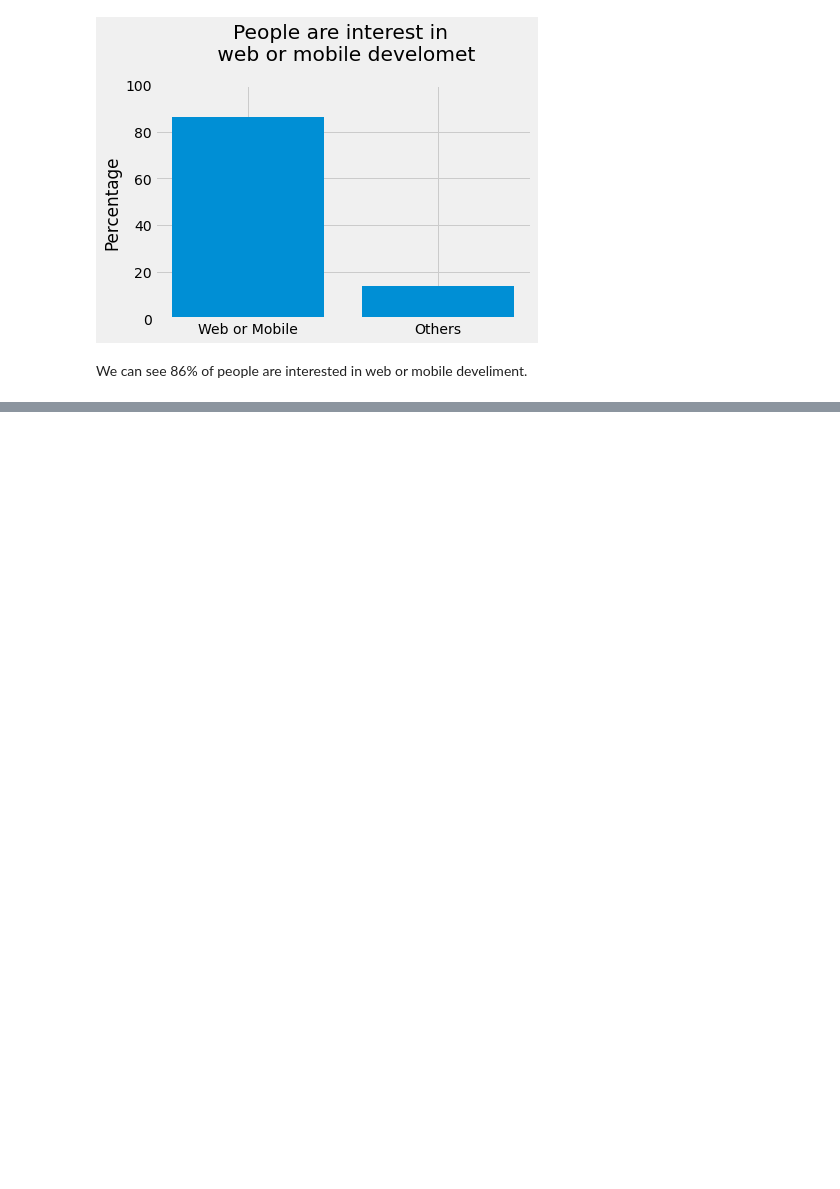
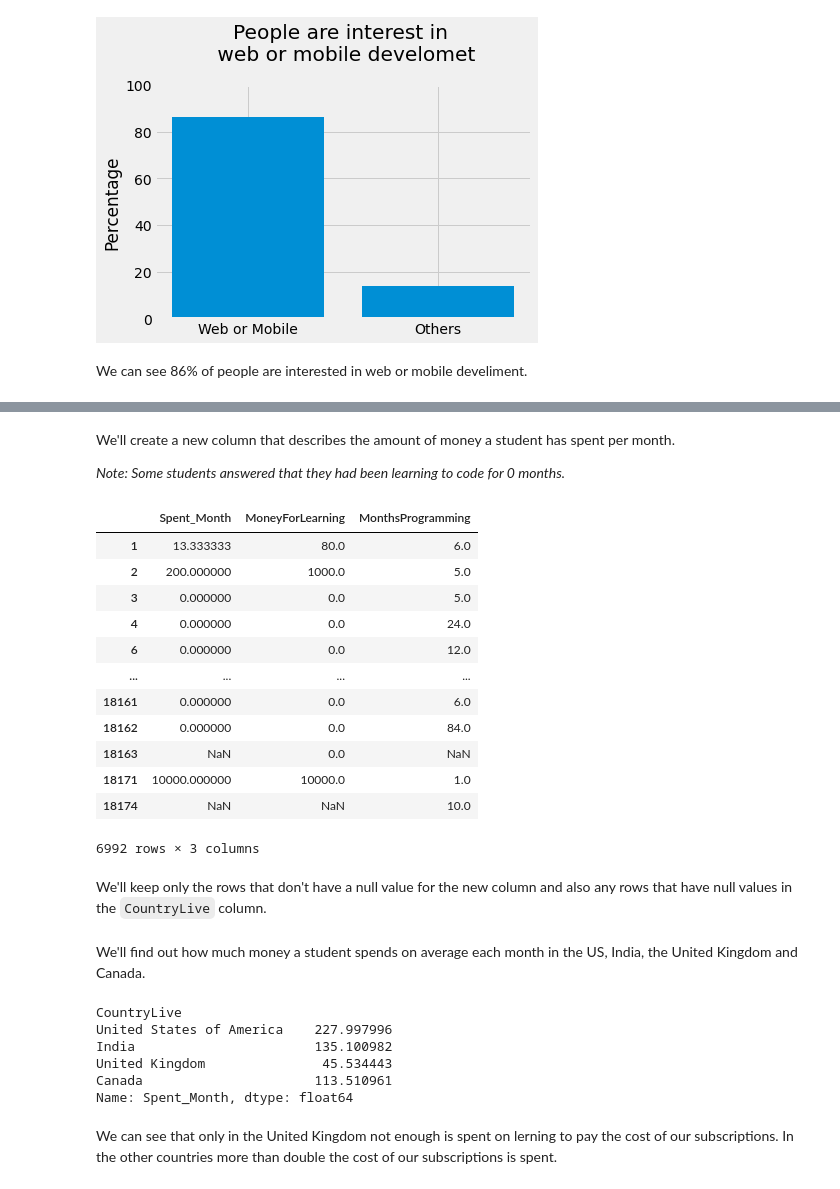
Before and after one commit to aguirredaniel/dataquest-projects, a Jupyter notebook: A-finding-the-best-markets-to-advertise-in/basic.ipynb, the cells around one changed output, grey strips where cells are left out. Saved outputs shown, nothing was run; the diff lists cells and outputs as text; code cells hidden in the pictures; blank space fills up the shorter version.

Commit message:
5. Spending Money for Learning

```diff
--- a/A-finding-the-best-markets-to-advertise-in/basic.ipynb
+++ b/A-finding-the-best-markets-to-advertise-in/basic.ipynb
@@ -131,0 +145,25 @@ Name: CountryLive, Length: 137, dtype: float64
+# %% [markdown]
+We'll create a new column that describes the amount of money a student has spent per month.
+
+*Note: Some students answered that they had been learning to code for 0 months.*
+# %%
+surveys['MonthsProgramming'] = surveys['MonthsProgramming'].apply(lambda m: m or 1)
+surveys['Spent_Month'] = surveys['MoneyForLearning'] / surveys['MonthsProgramming']
+
+surveys[['Spent_Month', 'MoneyForLearning', 'MonthsProgramming']]
+# %% [output]
+|  | Spent_Month | MoneyForLearning | MonthsProgramming |
+| 1 | 13.333333 | 80.0 | 6.0 |
+| 2 | 200.000000 | 1000.0 | 5.0 |
+| 3 | 0.000000 | 0.0 | 5.0 |
+| 4 | 0.000000 | 0.0 | 24.0 |
+| 6 | 0.000000 | 0.0 | 12.0 |
+| ... | ... | ... | ... |
+| 18161 | 0.000000 | 0.0 | 6.0 |
+| 18162 | 0.000000 | 0.0 | 84.0 |
+| 18163 | NaN | 0.0 | NaN |
+| 18171 | 10000.000000 | 10000.0 | 1.0 |
+| 18174 | NaN | NaN | 10.0 |
+6992 rows × 3 columns
+# %% [markdown]
+We'll keep only the rows that don't have a null value for the new column and also any rows that have null values in the `CountryLive` column.
@@ -131,0 +172,15 @@ Name: CountryLive, Length: 137, dtype: float64
+# %% [markdown]
+We'll find out how much money a student spends on average each month in the US, India, the United Kingdom and Canada.
+# %%
+countries_spent = surveys.groupby('CountryLive').mean()
+countries_spent['Spent_Month'][
+    ['United States of America','India','United Kingdom','Canada']]
+# %% [output]
+CountryLive
+United States of America    227.997996
+India                       135.100982
+United Kingdom               45.534443
+Canada                      113.510961
+Name: Spent_Month, dtype: float64
+# %% [markdown]
+We can see that only in the United Kingdom not enough is spent on lerning to pay the cost of our subscriptions. In the other countries more than double the cost of our subscriptions is spent.
```
Also changed, not shown: parts of 15 cells of this notebook.
